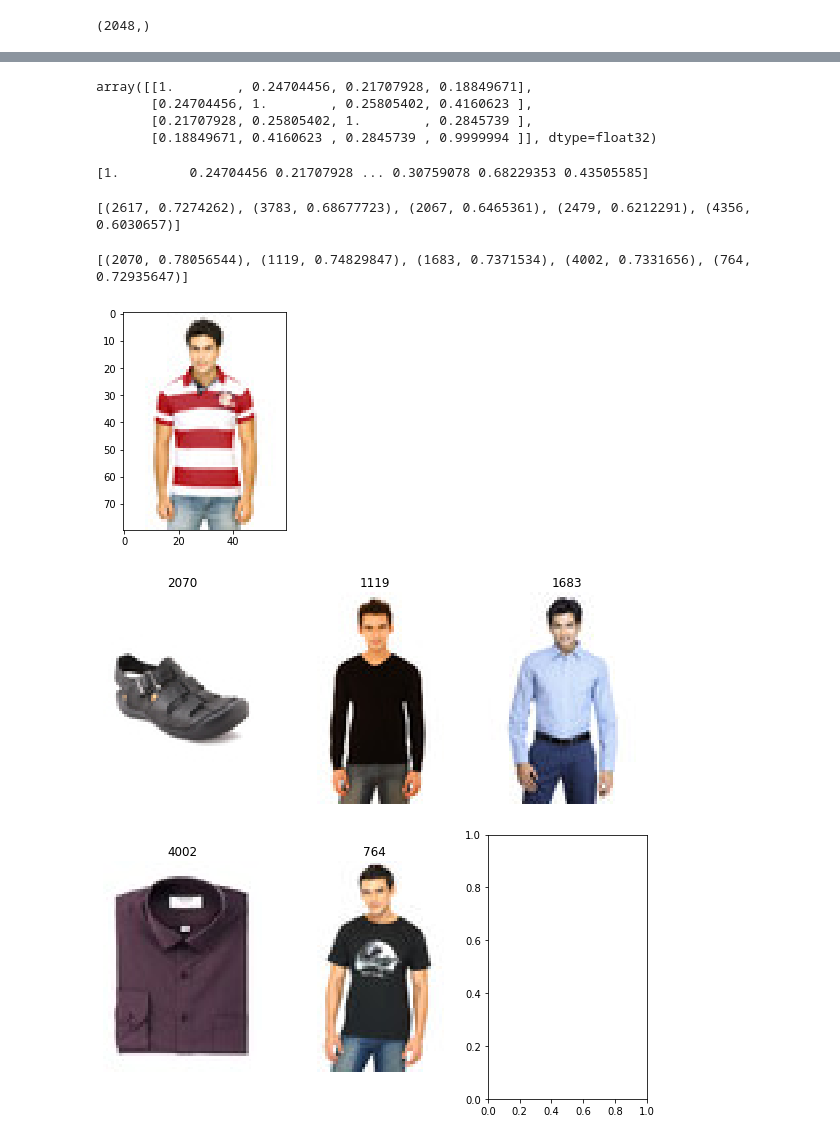
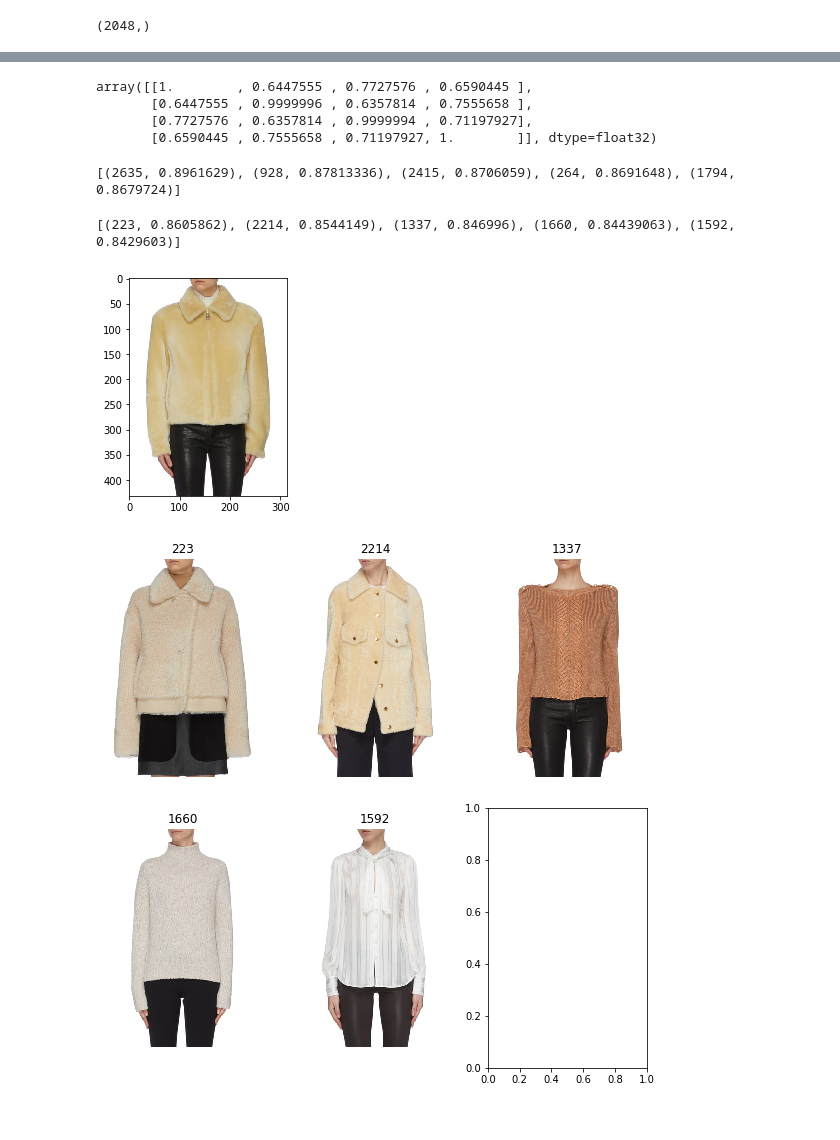
Before and after one commit to dharijanto/deep-learning-visual-similarity, a Jupyter notebook: similar-item-recommender-farfetch.ipynb, the cells around one changed output, grey strips where cells are left out. Saved outputs shown, nothing was run; the diff lists cells and outputs as text; code cells hidden in the pictures.

```diff
--- a/similar-item-recommender-farfetch.ipynb
+++ b/similar-item-recommender-farfetch.ipynb
@@ -77,7 +76,7 @@ def get_first_filename_startswith(files_dict, prefix):
     files_dict
 # %%
 # Dataset definition
-DATA_SET = 'myntra'
+DATA_SET = 'lanecrawford'
 
 if DATA_SET == 'farfetch':
     BASE_PATH = 'D:\machine-learning\datasets\\farfetch-listings\\'
@@ -85,6 +84,9 @@ if DATA_SET == 'farfetch':
 elif DATA_SET == 'myntra':
     BASE_PATH = 'D:\\machine-learning\\datasets\\fashion-product-images-small\\myntradataset\\'
     IMAGE_PATH = BASE_PATH + 'images\\'
+elif DATA_SET == 'lanecrawford':
+    BASE_PATH = 'D:\\Programming\\lane-crawford-scrapper\\'
+    IMAGE_PATH = BASE_PATH + 'images\\'
 else:
     raise Error('Unexpected dataset')
 
@@ -94,7 +96,7 @@ else:
 # df['brand.name'].value_counts().sort_values(ascending=False).to_csv("C:\\Users\\User\\Downloads\\brand-list.csv")
 #df['brand.name']
 # Create data frame from image folder
-df_image_folder = pd.DataFrame(os.listdir(IMAGE_PATH), columns=['name'])
+df_image_folder = pd.DataFrame(sorted(os.listdir(IMAGE_PATH)), columns=['name'])
 df_image_folder = df_image_folder.reset_index(drop=True)
 df_image_folder['name'][0]
 # %% [output]
@@ -170,7 +173,9 @@ Name: name, dtype: object
 # Source from image folder directly
 
 # Source from folder directly
-map_embeddings = df_image_folder[0:5000]['name'].apply(lambda img: get_embedding(model, IMAGE_PATH, img))
+# samples = df_image_folder
+samples = df_image_folder[0:5000]
+map_embeddings = samples['name'].apply(lambda img: get_embedding(model, IMAGE_PATH, img))
 df_embs        = map_embeddings.apply(pd.Series)
 
 print(df_embs.shape)
@@ -194,11 +203,7 @@ cosine_sim = 1-pairwise_distances(df_embs, metric='cosine')
 
 cosine_sim[:4, :4]
 # %% [output]
-array([[1.        , 0.24704456, 0.21707928, 0.18849671],
-       [0.24704456, 1.        , 0.25805402, 0.4160623 ],
-       [0.21707928, 0.25805402, 1.        , 0.2845739 ],
-       [0.18849671, 0.4160623 , 0.2845739 , 0.9999994 ]], dtype=float32)
+array([[1.        , 0.6447555 , 0.7727576 , 0.6590445 ],
+       [0.6447555 , 0.9999996 , 0.6357814 , 0.7555658 ],
+       [0.7727576 , 0.6357814 , 0.9999994 , 0.71197927],
+       [0.6590445 , 0.7555658 , 0.71197927, 1.        ]], dtype=float32)
-# %%
-print(cosine_sim[0])
-# %% [output]
-[1.         0.24704456 0.21707928 ... 0.30759078 0.68229353 0.43505585]
@@ -207,36 +218,35 @@ print(cosine_sim[0])
 print(get_recommendation(cosine_sim, 133, top_n = 5))
 # print(indices)
 # %% [output]
-[(2617, 0.7274262), (3783, 0.68677723), (2067, 0.6465361), (2479, 0.6212291), (4356, 0.6030657)]
+[(2635, 0.8961629), (928, 0.87813336), (2415, 0.8706059), (264, 0.8691648), (1794, 0.8679724)]
 # %%
 # Idx Item to Recommender
-idx_ref = 3908
-
+idx_ref = 222
 
 # Recommendations
 #idx_rec, idx_sim = get_recommender(indices, idx_ref, top_n = 6)
 
 recommendations = get_recommendation(cosine_sim, idx_ref, top_n = 5)
 print(recommendations)
 
 
 # Plot
 #===================
 # plt.imshow(cv2.cvtColor(load_image(IMAGE_PATH, df.iloc[idx_ref].image), cv2.COLOR_BGR2RGB))
 plt.imshow(cv2.cvtColor(load_image(IMAGE_PATH, df_image_folder.iloc[idx_ref][0]), cv2.COLOR_BGR2RGB))
 
 # generation of a dictionary of (title, images)
 #figures = {'im'+str(i): load_image(IMAGE_PATH,row.image) for i, row in df.loc[idx_rec].iterrows()}
 # figures = {'im'+str(i): load_image(IMAGE_PATH,row[0]) for i, row in df_image_folder.loc[idx_rec].iterrows()}
 
 figures = {}
 for rec in recommendations:
     figures[rec[0]] = load_image(IMAGE_PATH, df_image_folder.loc[rec[0]][0])
 # figures = {'im'+str(rec[1]): load_image(IMAGE_PATH, df_image_folder.loc[rec[0]][0]) }
 #print(figures)
 # plot of the images in a figure, with 2 rows and 3 columns
 plot_figures(figures, 2, 3)
 # %% [output]
-[(2070, 0.78056544), (1119, 0.74829847), (1683, 0.7371534), (4002, 0.7331656), (764, 0.72935647)]
+[(223, 0.8605862), (2214, 0.8544149), (1337, 0.846996), (1660, 0.84439063), (1592, 0.8429603)]
-[figure, old version]
+[figure, new version]
-[figure, old version]
+[figure, new version]
```
Also changed, not shown: parts of 11 cells of this notebook, 2 other files.
